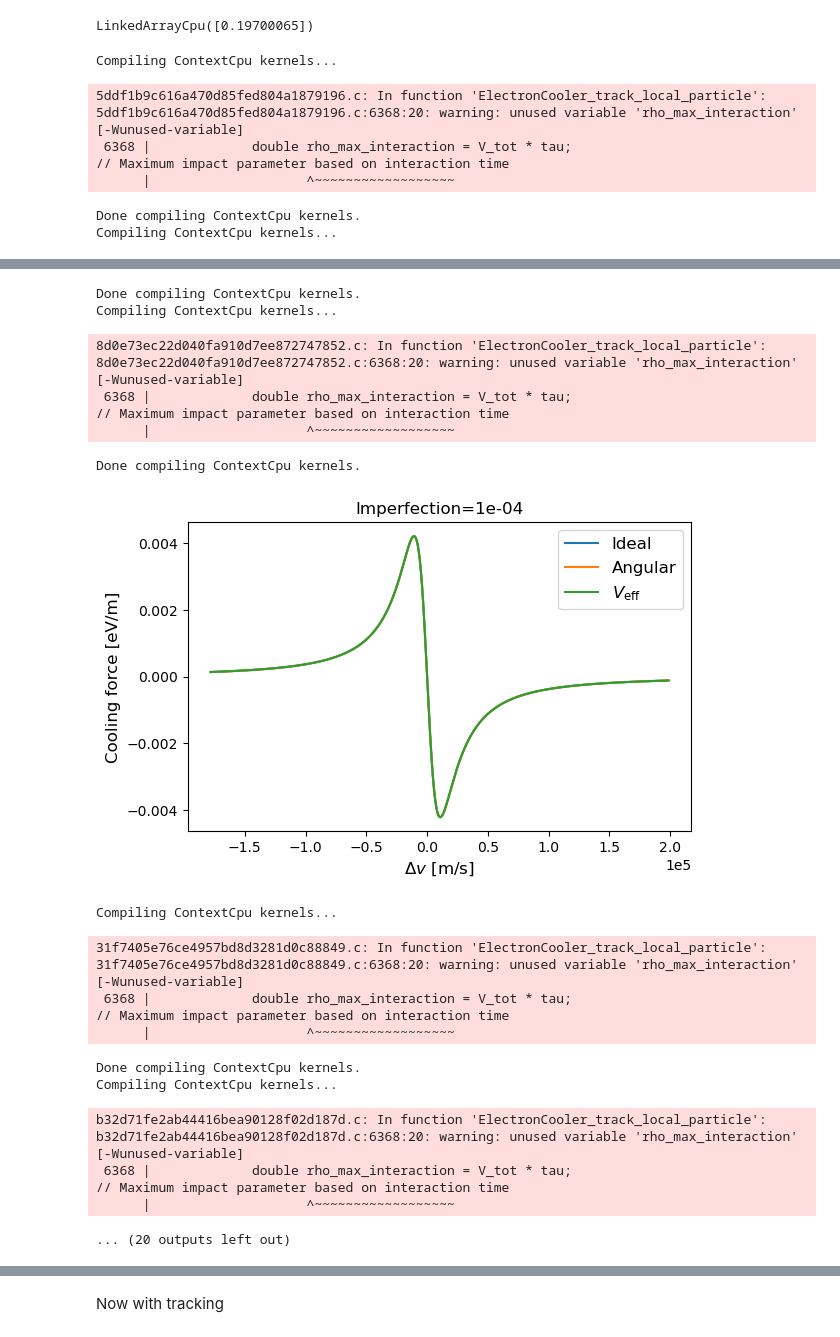
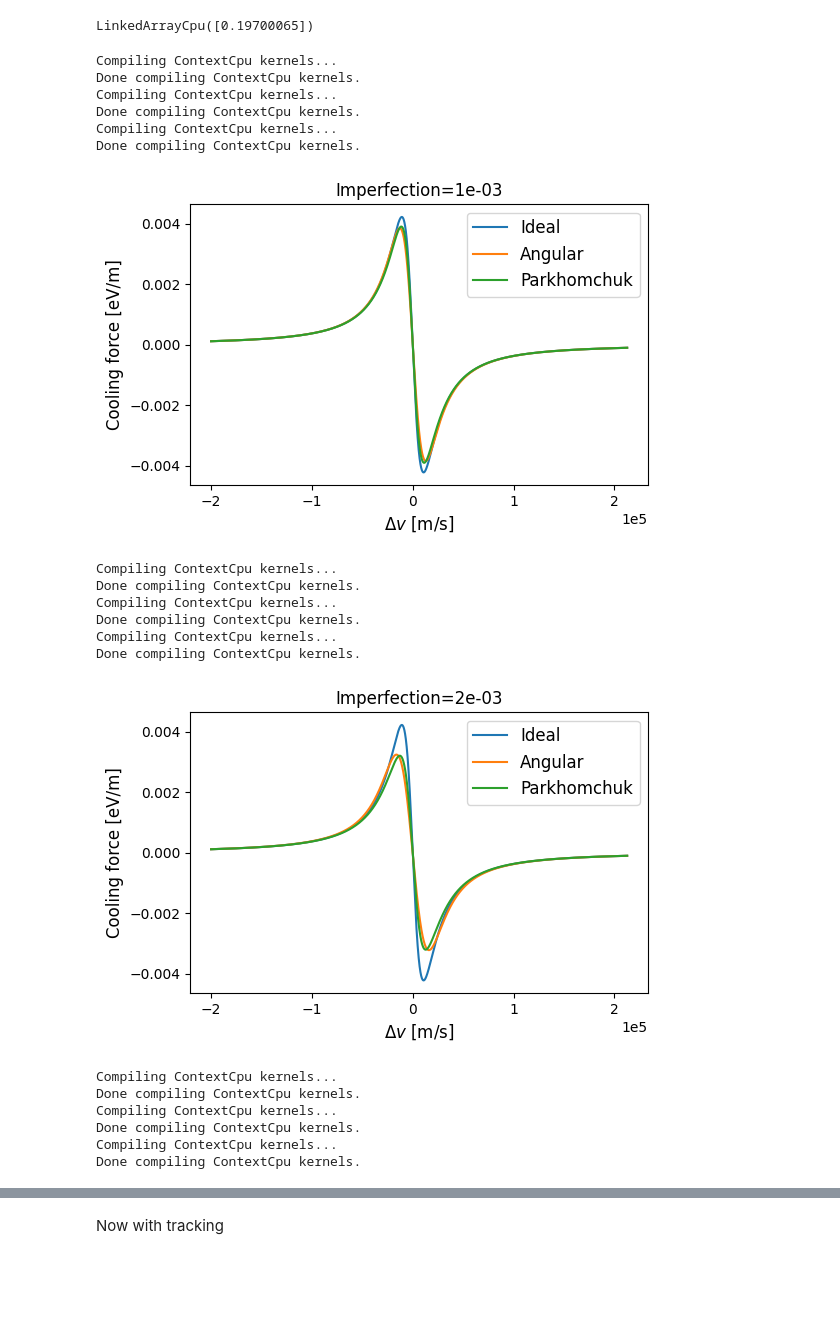
Before and after one commit to pkruyt/electron_cooling, a Jupyter notebook: angles_vs_field_quality/ELENA/ELENA_imperfection_loop.ipynb, the cells around one changed output, grey strips where cells are left out. Drawn from its saved outputs; the diff is of its cells as text; code cells hidden in the pictures; blank space fills up the shorter version.

```diff
--- a/angles_vs_field_quality/ELENA/ELENA_imperfection_loop.ipynb
+++ b/angles_vs_field_quality/ELENA/ELENA_imperfection_loop.ipynb
@@ -11,9 +11,10 @@ from matplotlib.widgets import Slider
 from tqdm import tqdm
 from scipy import constants
 import os
+import json
 
 # Generalized variables
-textwidth_cm = 16.50764  # Text width in cm
+textwidth_cm = 15  # Text width in cm
 aspect_ratio = 0.618     # Aspect ratio (height/width) using the golden ratio
 
 # Font sizes
@@ -33,9 +34,10 @@ textwidth_in = textwidth_cm / 2.54
 fig_width = textwidth_in
 fig_height = textwidth_in * aspect_ratio
 
-save_dir = '/home/pkruyt/cernbox/figures_thesis/imperfections_magnetic_field/'
+save_dir = '/home/pkruyt/cernbox/figures_thesis_pdf/imperfections_magnetic_field/'
 # %%
-line = xt.Line.from_json('elena.json') # 100 keV/c
+with open('elena.json', 'r') as f:
+    line = xt.Line.from_dict(json.load(f))   # 100 keV/c
 twiss=line.twiss(method='4d')
 # %% [output]
 Xcoll not installed
@@ -154,9 +156,9 @@ LinkedArrayCpu([0.19700065])
 # %%
 #xp_cooler=1e-3
 
-magnetic_field_ratio=1e-3
+magnetic_field_ratio_list = [1e-4, 2e-4, 5e-4, 1e-3]
 
-magnetic_field_ratio_list = [1e-4, 2e-4, 5e-4, 1e-3]
+magnetic_field_ratio_list = [1e-3, 2e-3, 5e-3, 1e-2]
 #Iterate over different values of the magnetic field quality to see effect on cooling performance.
 
 for magnetic_field_ratio in tqdm(magnetic_field_ratio_list):
@@ -165,7 +167,8 @@ for magnetic_field_ratio in tqdm(magnetic_field_ratio_list):
                                             temp_perp=temp_perp, temp_long=temp_long,
                                             magnetic_field=magnetic_field,magnetic_field_ratio=magnetic_field_ratio,
                                             space_charge_factor=0,
-                                            offset_px=0)
+                                            offset_px=0,
+                                            record_flag=1)
 
     line = xt.Line(elements=[cooler])
     #line.particle_ref = particle_ref
@@ -180,7 +183,9 @@ for magnetic_field_ratio in tqdm(magnetic_field_ratio_list):
                                             temp_perp=temp_perp, temp_long=temp_long,
                                             magnetic_field=magnetic_field,magnetic_field_ratio=0,
                                             space_charge_factor=0,
-                                            offset_px=0)
+                                            offset_px=0,
+                                            record_flag=1
+                                            )
 
     line0 = xt.Line(elements=[cooler0])
     #line.particle_ref = particle_ref
@@ -203,7 +208,8 @@ for magnetic_field_ratio in tqdm(magnetic_field_ratio_list):
                                             temp_perp=temp_perp, temp_long=temp_long,
                                             magnetic_field=magnetic_field,magnetic_field_ratio=0,
                                             space_charge_factor=0,
-                                            offset_px=angle)
+                                            offset_px=angle,
+                                            record_flag=1)
 
 
         #coolers.append(cooler_tiny)
@@ -278,38 +284,59 @@ for magnetic_field_ratio in tqdm(magnetic_field_ratio_list):
 
 
     # Create the figure with the calculated dimensions
     plt.figure(figsize=(fig_width, fig_height))
 
     # Plot the data
     plt.plot(v_diff_sorted, force_0_sorted, label='Ideal')
     plt.plot(v_diff_sorted, force_sorted, label='Angular')
-    plt.plot(v_diff_sorted, force_old_sorted, label='$V_\\text{eff}$')
+    plt.plot(v_diff_sorted, force_old_sorted, label='Parkhomchuk')
 
     # Set labels with appropriate font size
     plt.title(f'Imperfection={magnetic_field_ratio:.0e}', fontsize=label_fontsize)
     plt.xlabel('$\\Delta v$ [m/s]', fontsize=label_fontsize)
     plt.ylabel('Cooling force [eV/m]', fontsize=label_fontsize)
 
     # Set tick label size
     plt.xticks(fontsize=tick_fontsize)
     plt.yticks(fontsize=tick_fontsize)
 
     # Add legend with defined font size
     plt.legend(fontsize=legend_fontsize)
 
     # Use scientific notation for the x-axis
     plt.ticklabel_format(axis='x', style='sci', scilimits=(-2, 2))
 
 
-    image_name = f'elena_imperfections={magnetic_field_ratio:.0e}.png'
+    image_name = f'elena_imperfections={magnetic_field_ratio:.0e}.pdf'
     save_location = os.path.join(save_dir, image_name)
+
+    import pickle
+    pickle_name = f'elena_imperfections={magnetic_field_ratio:.0e}.pkl'
+    pickle_path = os.path.join(save_dir, pickle_name)
+    with open(pickle_path, 'wb') as f:
+        pickle.dump(plt.gcf(), f)
+
+
     plt.savefig(save_location, dpi=300, bbox_inches='tight')
     plt.show()
 # %% [output]
 Compiling ContextCpu kernels...
+Done compiling ContextCpu kernels.
+Compiling ContextCpu kernels...
+Done compiling ContextCpu kernels.
+Compiling ContextCpu kernels...
+Done compiling ContextCpu kernels.
+[figure, new version]
-5ddf1b9c616a470d85fed804a1879196.c: In function 'ElectronCooler_track_local_particle':
-5ddf1b9c616a470d85fed804a1879196.c:6368:20: warning: unused variable 'rho_max_interaction' [-Wunused-variable]
- 6368 |             double rho_max_interaction = V_tot * tau;                                    // Maximum impact parameter based on interaction time
-      |                    ^~~~~~~~~~~~~~~~~~~
+Compiling ContextCpu kernels...
+Done compiling ContextCpu kernels.
+Compiling ContextCpu kernels...
+Done compiling ContextCpu kernels.
+Compiling ContextCpu kernels...
+Done compiling ContextCpu kernels.
+[figure, added]
+Compiling ContextCpu kernels...
 Done compiling ContextCpu kernels.
 Compiling ContextCpu kernels...
+Done compiling ContextCpu kernels.
+Compiling ContextCpu kernels...
+Done compiling ContextCpu kernels.
@@ -320,20 +349,0 @@ Compiling ContextCpu kernels...
-Done compiling ContextCpu kernels.
-Compiling ContextCpu kernels...
-8d0e73ec22d040fa910d7ee872747852.c: In function 'ElectronCooler_track_local_particle':
-8d0e73ec22d040fa910d7ee872747852.c:6368:20: warning: unused variable 'rho_max_interaction' [-Wunused-variable]
- 6368 |             double rho_max_interaction = V_tot * tau;                                    // Maximum impact parameter based on interaction time
-      |                    ^~~~~~~~~~~~~~~~~~~
-Done compiling ContextCpu kernels.
-[figure, old version]
-Compiling ContextCpu kernels...
-31f7405e76ce4957bd8d3281d0c88849.c: In function 'ElectronCooler_track_local_particle':
-31f7405e76ce4957bd8d3281d0c88849.c:6368:20: warning: unused variable 'rho_max_interaction' [-Wunused-variable]
- 6368 |             double rho_max_interaction = V_tot * tau;                                    // Maximum impact parameter based on interaction time
-      |                    ^~~~~~~~~~~~~~~~~~~
-Done compiling ContextCpu kernels.
-Compiling ContextCpu kernels...
-b32d71fe2ab44416bea90128f02d187d.c: In function 'ElectronCooler_track_local_particle':
-b32d71fe2ab44416bea90128f02d187d.c:6368:20: warning: unused variable 'rho_max_interaction' [-Wunused-variable]
- 6368 |             double rho_max_interaction = V_tot * tau;                                    // Maximum impact parameter based on interaction time
-      |                    ^~~~~~~~~~~~~~~~~~~
-... (20 outputs left out)
```
Also changed, not shown: parts of 4 cells of this notebook, 3 other files.
